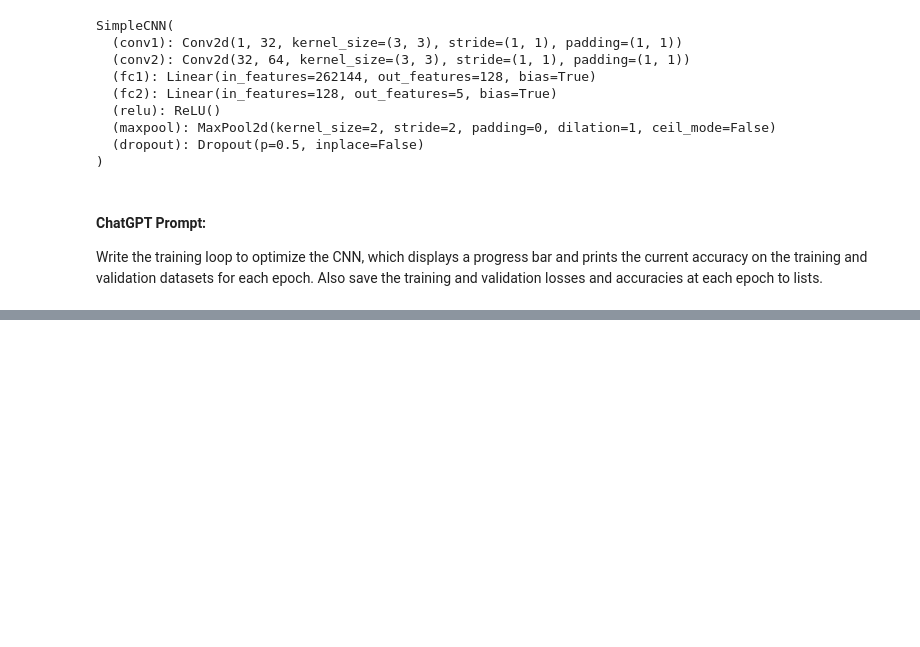
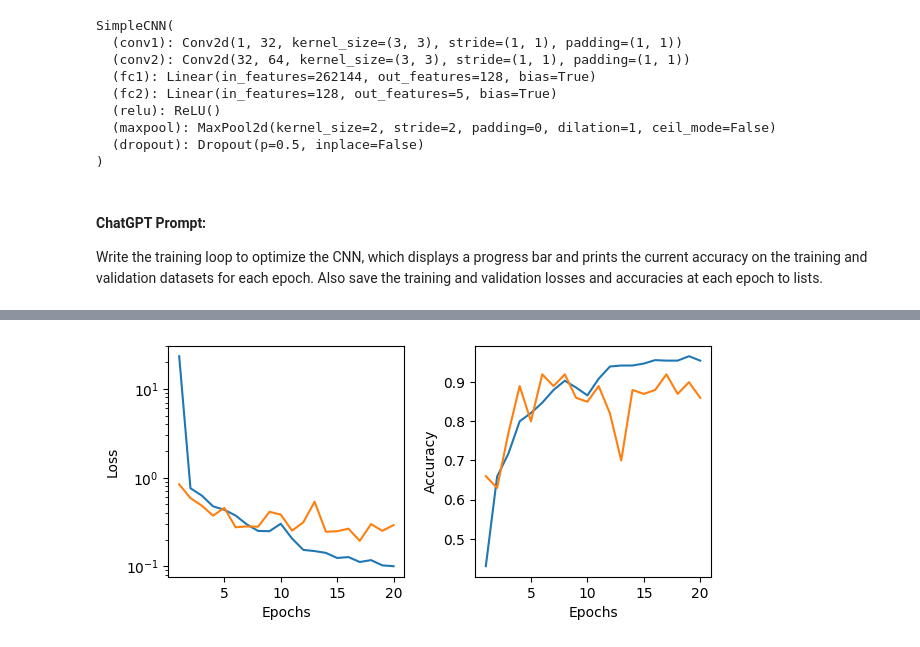
Before and after one commit to ninarina12/NX-School-2023, a Jupyter notebook: AI-ML_Tutorial.ipynb, the cells around one changed output, grey strips where cells are left out. Saved outputs shown, nothing was run; the diff lists cells and outputs as text; code cells hidden in the pictures; blank space fills up the shorter version.

```diff
--- a/AI-ML_Tutorial.ipynb
+++ b/AI-ML_Tutorial.ipynb
@@ -219,7 +220,7 @@ model = SimpleCNN(N).to(device)
 criterion = nn.CrossEntropyLoss()
 optimizer = optim.Adam(model.parameters(), lr=0.001)
 
-num_epochs = 10
+num_epochs = 20
 
 train_losses = []
 train_accuracies = []
@@ -286,0 +291,16 @@ Training Loss: 0.108, Training Accuracy: 97.00%, Validation Loss: 0.222, Validat
+# %%
+fig, ax = plt.subplots(1,2, figsize=(7,3))
+fig.subplots_adjust(wspace=0.3)
+ax[0].plot(range(1, len(train_losses) + 1), train_losses)
+ax[0].plot(range(1, len(val_losses) + 1), val_losses)
+ax[0].set_yscale('log')
+
+ax[1].plot(range(1, len(train_accuracies) + 1), train_accuracies)
+ax[1].plot(range(1, len(val_accuracies) + 1), val_accuracies)
+
+ax[0].set_xlabel('Epochs')
+ax[0].set_ylabel('Loss')
+ax[1].set_xlabel('Epochs')
+ax[1].set_ylabel('Accuracy');
+# %% [output]
+[figure, added]
```
Also changed, not shown: parts of 6 cells of this notebook.
